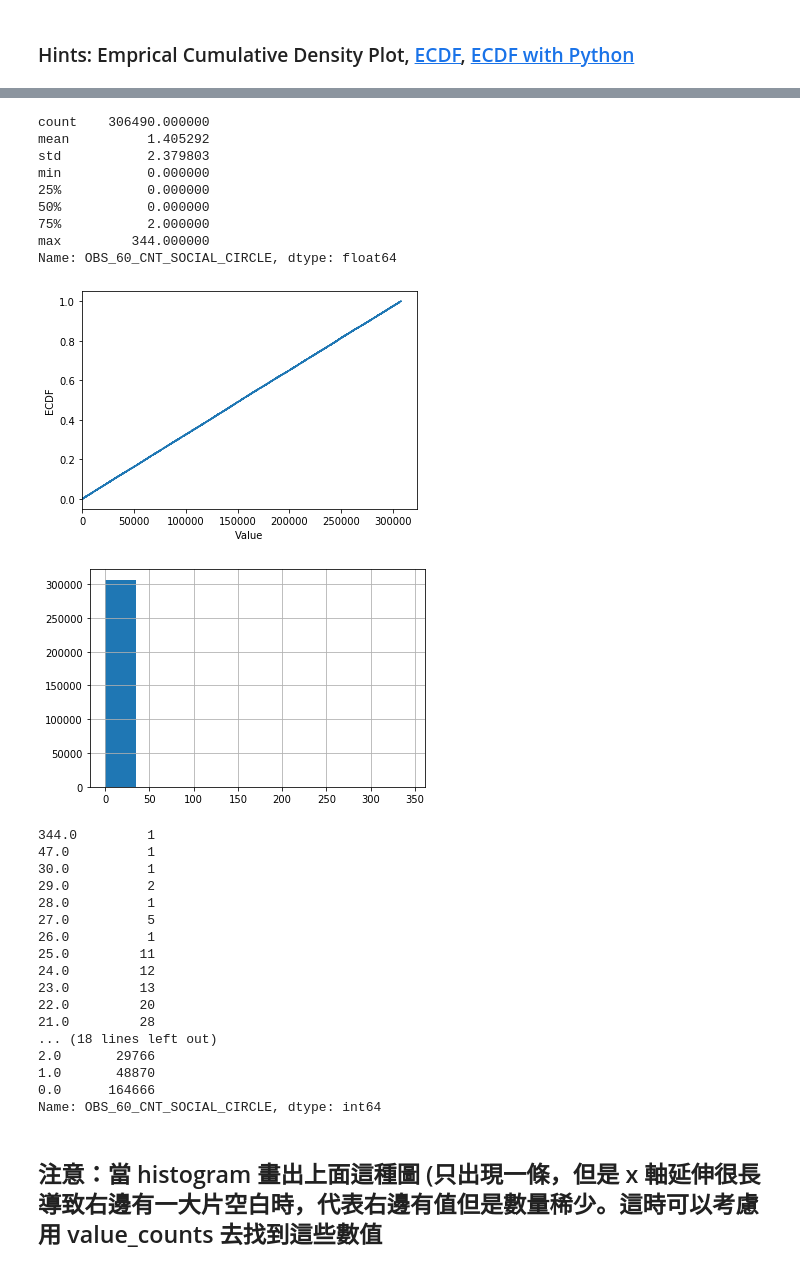
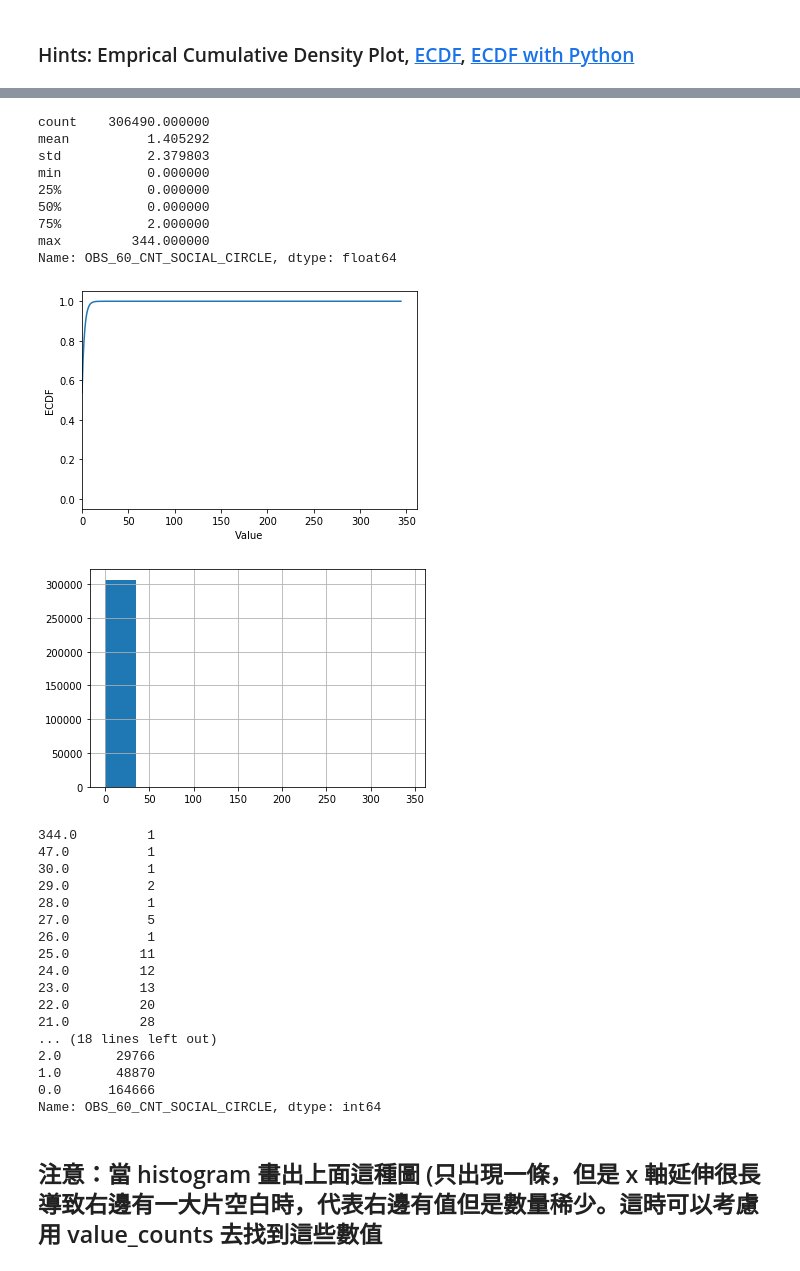
Before and after one commit to s65426425/ML100Days, a Jupyter notebook: Day_009_HW.ipynb, the cells around one changed output, grey strips where cells are left out. Drawn from its saved outputs; the diff is of its cells as text; code cells hidden in the pictures.

```diff
--- a/Day_009_HW.ipynb
+++ b/Day_009_HW.ipynb
@@ -170,34 +159,34 @@ Name: REGION_POPULATION_RELATIVE, Length: 81, dtype: int64
 # %%
 # 最大值落在分布之外
 print(app_train['OBS_60_CNT_SOCIAL_CIRCLE'].describe())
 
 # 繪製 Empirical Cumulative Density Plot (ECDF)
 
 
-cdf = app_train['OBS_60_CNT_SOCIAL_CIRCLE'].cumsum(0)
+cdf = app_train['OBS_60_CNT_SOCIAL_CIRCLE'].value_counts().sort_index().cumsum(0)
 
 
 plt.plot(list(cdf.index), cdf/cdf.max())
 plt.xlabel('Value')
 plt.ylabel('ECDF')
 plt.xlim([cdf.index.min() * 0.95, cdf.index.max() * 1.05])
 plt.ylim([-0.05,1.05]) # 限制顯示圖片的範圍
 plt.show()
 
 app_train['OBS_60_CNT_SOCIAL_CIRCLE'].hist()
 plt.show()
 print(app_train['OBS_60_CNT_SOCIAL_CIRCLE'].value_counts().sort_index(ascending = False))
 # %% [output]
 count    306490.000000
 mean          1.405292
 std           2.379803
 min           0.000000
 25%           0.000000
 50%           0.000000
 75%           2.000000
 max         344.000000
 Name: OBS_60_CNT_SOCIAL_CIRCLE, dtype: float64
-[figure, old version]
+[figure, new version]
 [figure]
 344.0         1
 47.0          1
```
Also changed, not shown: parts of 3 cells of this notebook.
